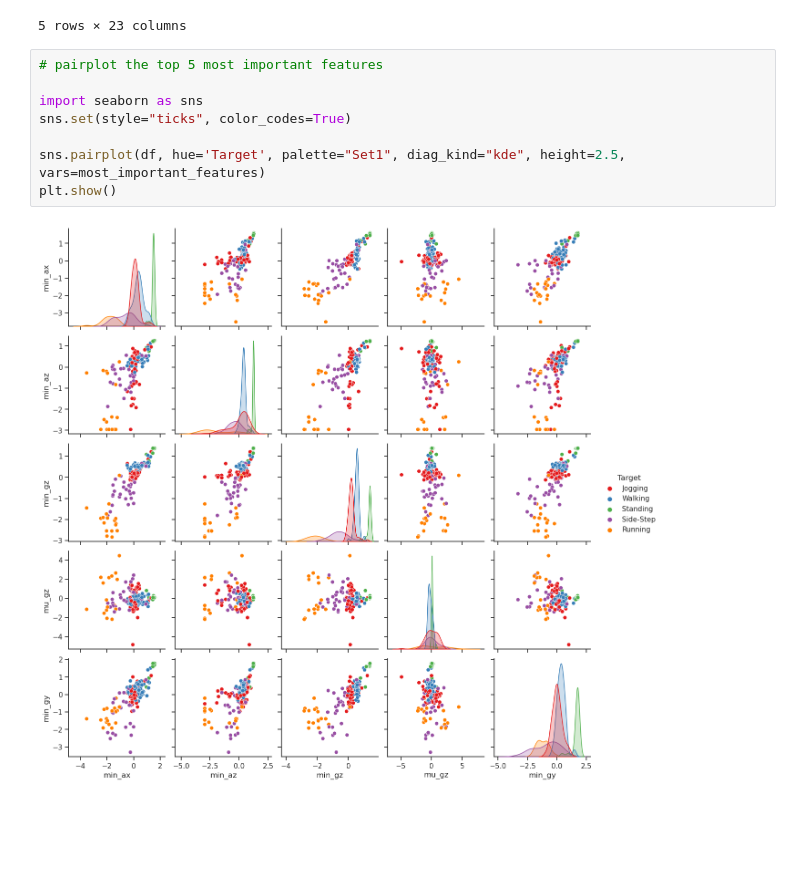
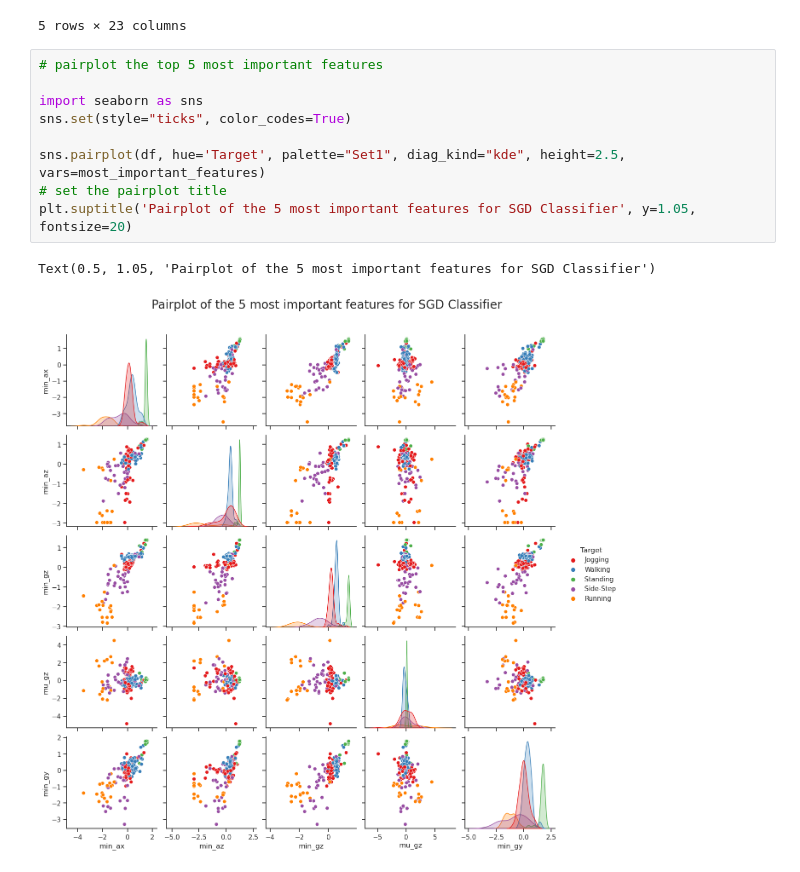
Before and after one commit to dangoodie/cosc102-assignment3, a Jupyter notebook: a3_sgd.ipynb, the cells around one changed output. Drawn from its saved outputs; the diff is of its cells as text; blank space fills up the shorter version.

Commit message:
Adding title to pairplot

```diff
--- a/a3_sgd.ipynb
+++ b/a3_sgd.ipynb
@@ -484,10 +484,12 @@ df.head()
 # %%
 # pairplot the top 5 most important features
 
 import seaborn as sns
 sns.set(style="ticks", color_codes=True)
 
 sns.pairplot(df, hue='Target', palette="Set1", diag_kind="kde", height=2.5, vars=most_important_features)
-plt.show()
+# set the pairplot title
+plt.suptitle('Pairplot of the 5 most important features for SGD Classifier', y=1.05, fontsize=20)
 # %% [output]
+Text(0.5, 1.05, 'Pairplot of the 5 most important features for SGD Classifier')
-[figure, old version]
+[figure, new version]
```
